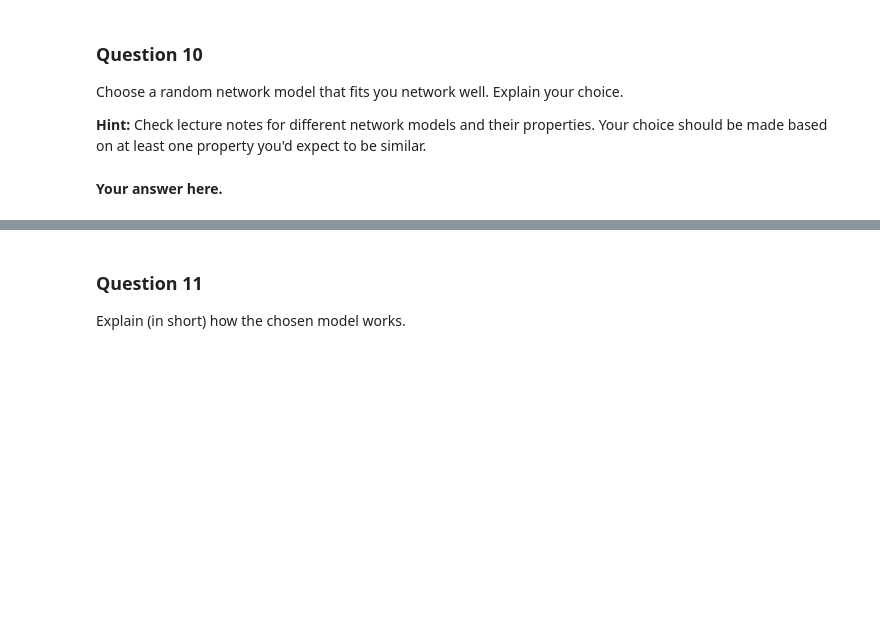
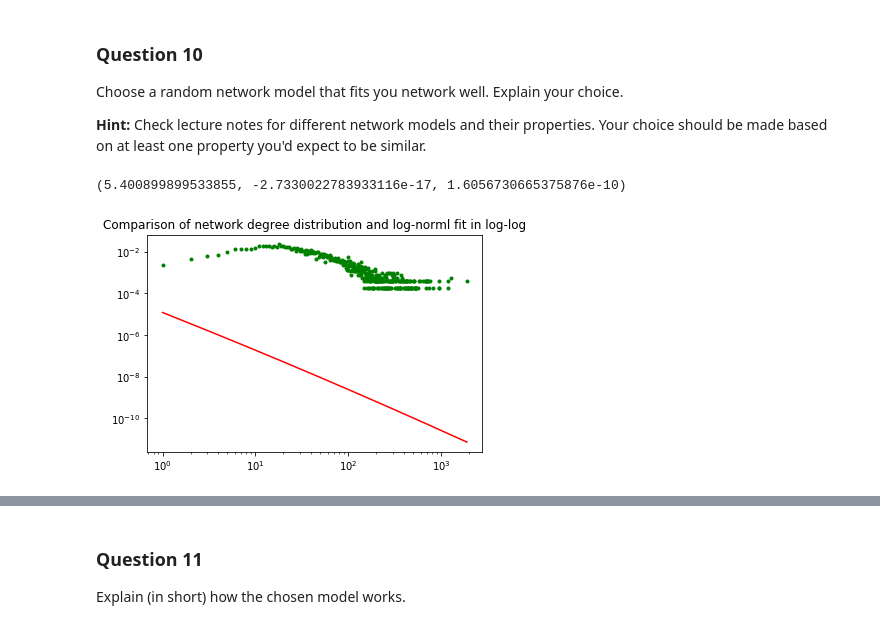
Before and after one commit to mattminder/ntds_24, a Jupyter notebook: Milestone_2/2_network_models.ipynb, the cells around one changed output, grey strips where cells are left out. Cells and saved outputs as stored; diff of their text form; code cells hidden in the pictures; blank space fills up the shorter version.

```diff
--- a/Milestone_2/2_network_models.ipynb
+++ b/Milestone_2/2_network_models.ipynb
@@ -346,5 +346,15 @@ Imagine you got equal degree distributions. Would that guarantee you got the sam
 Choose a random network model that fits you network well. Explain your choice.
 
 **Hint:** Check lecture notes for different network models and their properties. Your choice should be made based on at least one property you'd expect to be similar.
-# %% [markdown]
-**Your answer here.**
+# %%
+from scipy.stats import lognorm
+p = prob_degree_distribution(adjacency)
+x = np.linspace(1,p.size,num=p.size)
+param = lognorm.fit(p)
+pdf_fitted = lognorm.pdf(x,param[0], loc=param[1], scale=param[2])
+plt.loglog(x,pdf_fitted,'r-',x,p,'g.')
+plt.title('Comparison of network degree distribution and log-norml fit in log-log')
+param
+# %% [output]
+(5.400899899533855, -2.7330022783933116e-17, 1.6056730665375876e-10)
+[figure, added]
```
Also changed, not shown: parts of 10 cells of this notebook.
